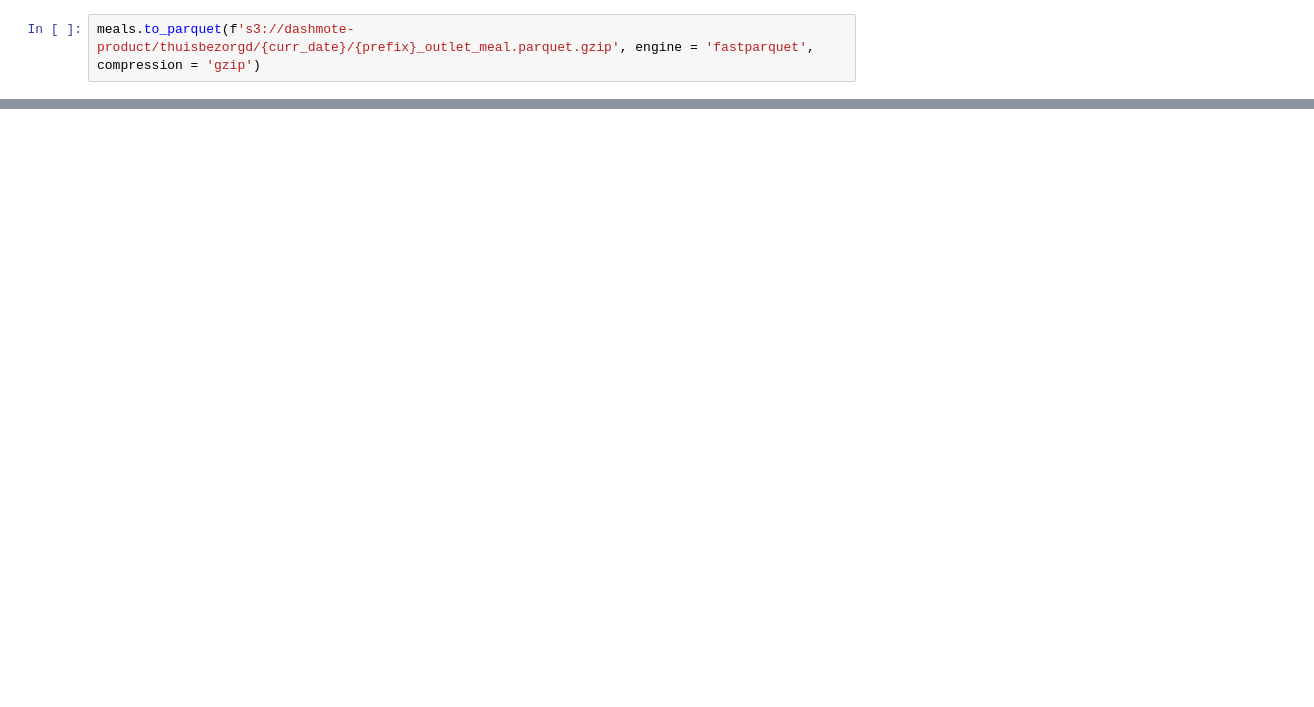
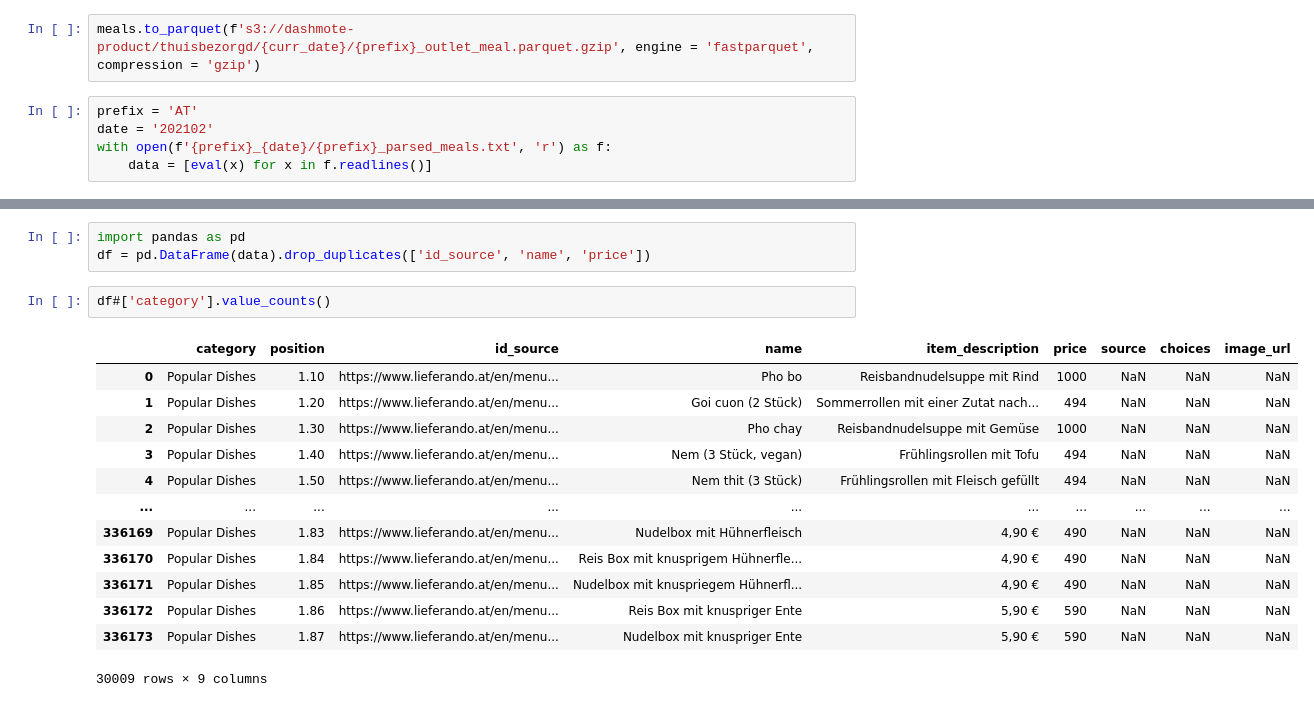
Before and after one commit to kaifan-dash/thuisbezorgd, a Jupyter notebook: Run Steps.ipynb, the cells around one changed output, grey strips where cells are left out. Drawn from its saved outputs; the diff is of its cells as text; blank space fills up the shorter version.

```diff
--- a/Run Steps.ipynb
+++ b/Run Steps.ipynb
@@ -98,2 +189,7 @@ meals.sample(5)
 # %%
 meals.to_parquet(f's3://dashmote-product/thuisbezorgd/{curr_date}/{prefix}_outlet_meal.parquet.gzip', engine = 'fastparquet', compression = 'gzip')
+# %%
+prefix = 'AT'
+date = '202102'
+with open(f'{prefix}_{date}/{prefix}_parsed_meals.txt', 'r') as f:
+    data = [eval(x) for x in f.readlines()]
@@ -99,0 +214,19 @@ meals.to_parquet(f's3://dashmote-product/thuisbezorgd/{curr_date}/{prefix}_outle
+# %%
+import pandas as pd
+df = pd.DataFrame(data).drop_duplicates(['id_source', 'name', 'price'])
+# %%
+df#['category'].value_counts()
+# %% [output]
+|  | category | position | id_source | name | item_description | price | source | choices | image_url |
+| 0 | Popular Dishes | 1.10 | https://www.lieferando.at/en/menu... | Pho bo﻿ | Reisbandnudelsuppe mit Rind | 1000 | NaN | NaN | NaN |
+| 1 | Popular Dishes | 1.20 | https://www.lieferando.at/en/menu... | Goi cuon (2 Stück)﻿ | Sommerrollen mit einer Zutat nach... | 494 | NaN | NaN | NaN |
+| 2 | Popular Dishes | 1.30 | https://www.lieferando.at/en/menu... | Pho chay﻿ | Reisbandnudelsuppe mit Gemüse | 1000 | NaN | NaN | NaN |
+| 3 | Popular Dishes | 1.40 | https://www.lieferando.at/en/menu... | Nem (3 Stück, vegan) | Frühlingsrollen mit Tofu | 494 | NaN | NaN | NaN |
+| 4 | Popular Dishes | 1.50 | https://www.lieferando.at/en/menu... | Nem thit (3 Stück)﻿ | Frühlingsrollen mit Fleisch gefüllt | 494 | NaN | NaN | NaN |
+| ... | ... | ... | ... | ... | ... | ... | ... | ... | ... |
+| 336169 | Popular Dishes | 1.83 | https://www.lieferando.at/en/menu... | Nudelbox mit Hühnerfleisch﻿ | 4,90 € | 490 | NaN | NaN | NaN |
+| 336170 | Popular Dishes | 1.84 | https://www.lieferando.at/en/menu... | Reis Box mit knusprigem Hühnerfle... | 4,90 € | 490 | NaN | NaN | NaN |
+| 336171 | Popular Dishes | 1.85 | https://www.lieferando.at/en/menu... | Nudelbox mit knuspriegem Hühnerfl... | 4,90 € | 490 | NaN | NaN | NaN |
+| 336172 | Popular Dishes | 1.86 | https://www.lieferando.at/en/menu... | Reis Box mit knuspriger Ente﻿ | 5,90 € | 590 | NaN | NaN | NaN |
+| 336173 | Popular Dishes | 1.87 | https://www.lieferando.at/en/menu... | Nudelbox mit knuspriger Ente﻿ | 5,90 € | 590 | NaN | NaN | NaN |
+30009 rows × 9 columns
```
Also changed, not shown: parts of 12 cells of this notebook, 8 other files.
